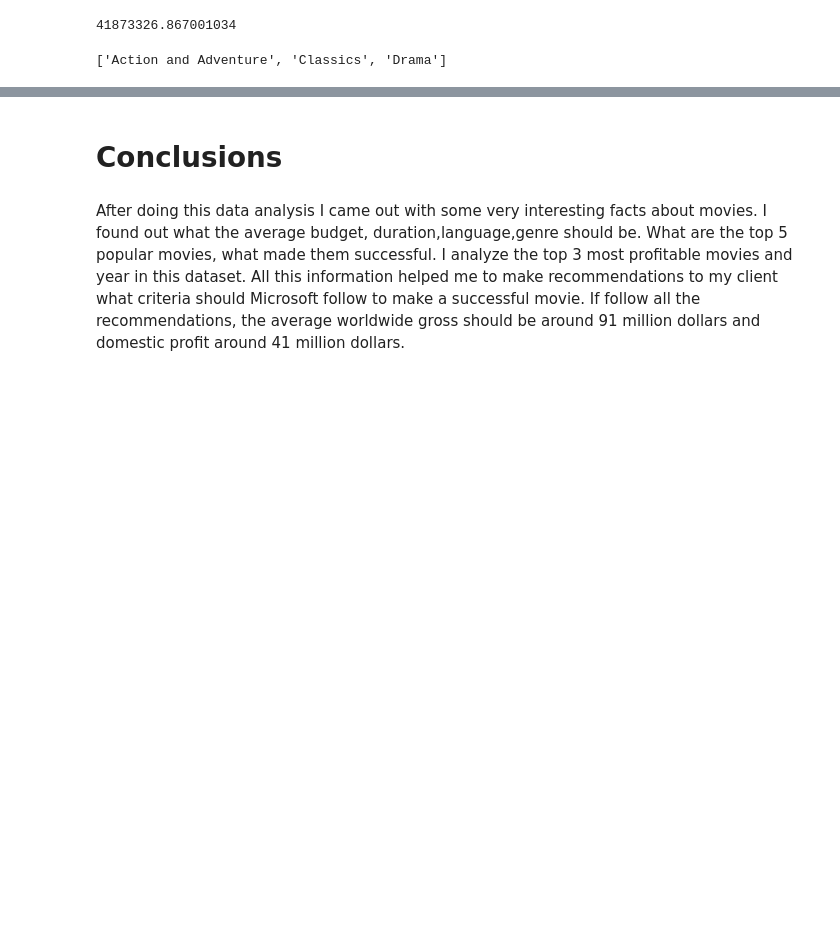
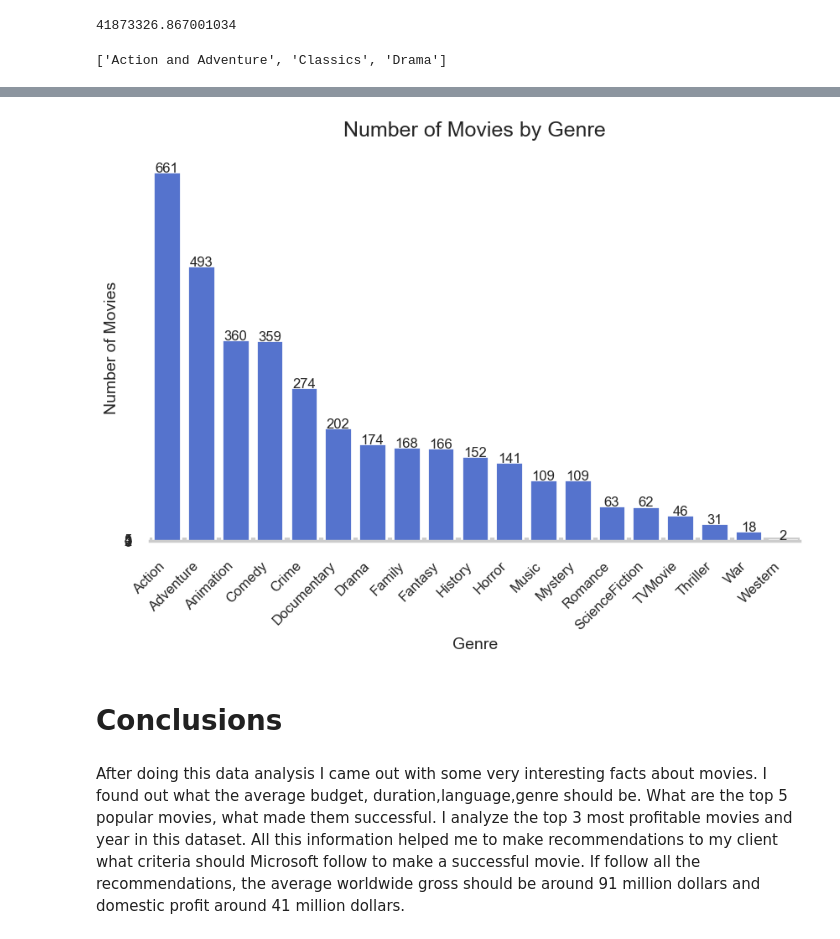
Before and after one commit to anastasiialeskiv/Movies_Exploratory_Data_Analysis, a Jupyter notebook: Movie_analysis.ipynb, the cells around one changed output, grey strips where cells are left out. Cells and saved outputs as stored; diff of their text form; code cells hidden in the pictures; blank space fills up the shorter version.

```diff
--- a/Movie_analysis.ipynb
+++ b/Movie_analysis.ipynb
@@ -381,0 +364,14 @@ plt.savefig('images/top_genres.jpg')
+# %%
+my_genres_df = pd.DataFrame.from_dict(genre, orient='index', columns=['id'])
+my_genres_df.index.name = 'genre'
+# %%
+for index, row in bom_movies.iterrows():
+    genre_ids = row['genre_ids']
+    for genre_id in genre_ids:
+        try:
+            genre_name = list(genre.keys())[list(genre.values()).index(str(genre_id))]
+            my_genres_df.loc[genre_name, 'count'] = my_genres_df.loc[genre_name, 'count'] + 1
+        except ValueError:
+            continue
+
+print(my_genres_df)
@@ -382,3 +396,34 @@ plt.savefig('images/top_genres.jpg')
+# %%
+my_genres_df = my_genres_df.sort_values(by='count', ascending=False)
+# %%
+import matplotlib.pyplot as plt
+import seaborn as sns
+
+sns.set_style('whitegrid')
+fig, ax = plt.subplots(figsize=(10, 6))
+
+sns.barplot(data=my_genres_df, x='id', y='count', color='royalblue')
+
+# Set plot title and labels
+ax.set_title('Number of Movies by Genre', fontsize=18, pad=15)
+ax.set_xlabel('Genre', fontsize=14)
+ax.set_ylabel('Number of Movies', fontsize=14)
+
+# Set ticks and tick labels
+ax.set_xticklabels(list(genre.keys()), rotation=45, ha='right', fontsize=12)
+ax.set_yticks(range(0, 6))
+ax.set_yticklabels(range(0, 6), fontsize=12)
+
+# Remove spines
+sns.despine(left=True)
+
+# Add annotations
+for i, val in enumerate(my_genres_df['count']):
+    ax.text(i, val + 0.2, str(val), ha='center', fontsize=12)
+
+plt.show()
+# %% [output]
+[figure, added]
 # %% [markdown]
 # Conclusions
 # %% [markdown]
```
Also changed, not shown: parts of 3 cells of this notebook.
